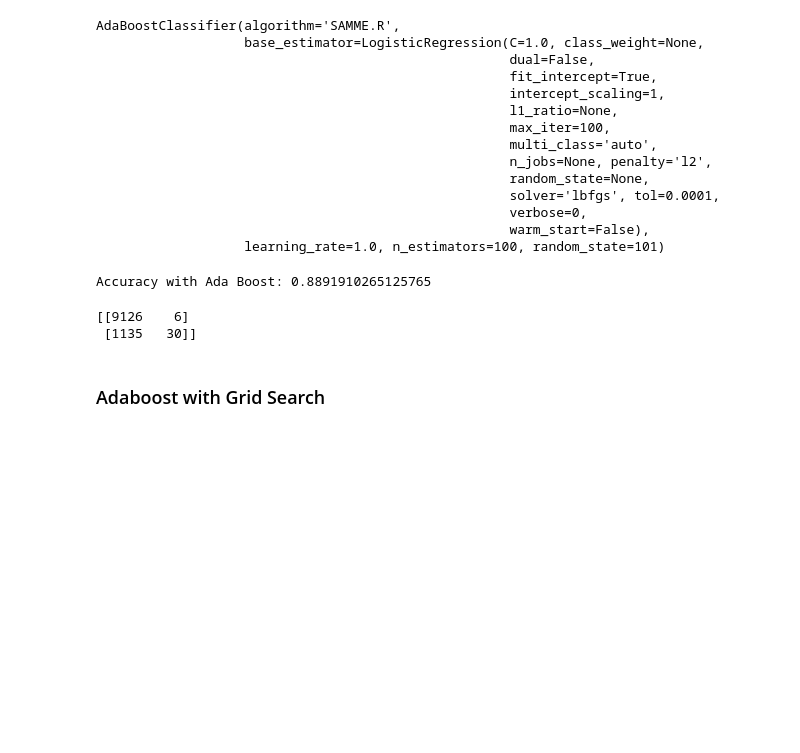
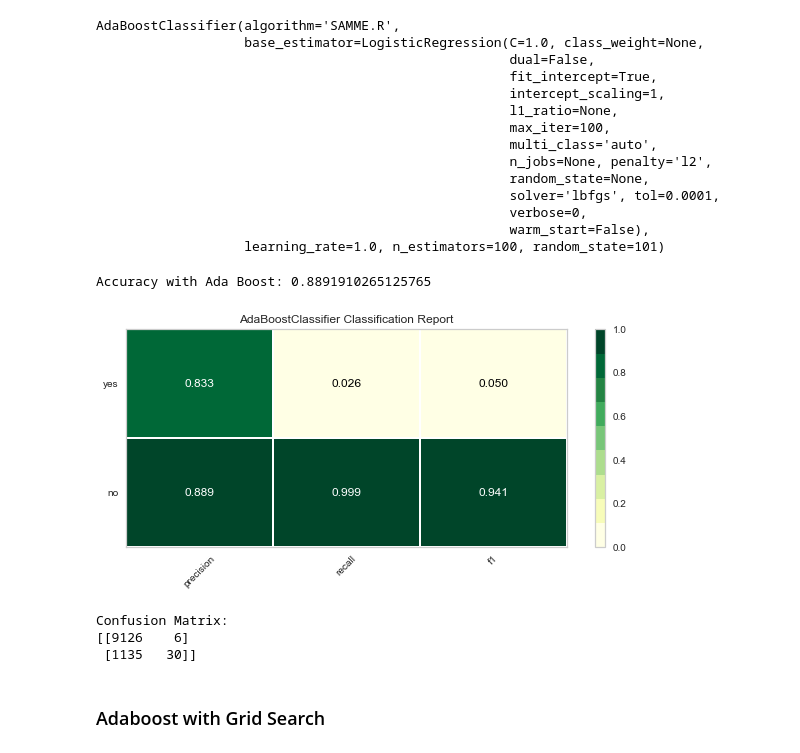
Before and after one commit to hazeez/IDS13, a Jupyter notebook: banking-td-exercise/bank-marketing-featured.ipynb, the cells around one changed output. Drawn from its saved outputs; the diff is of its cells as text; code cells hidden in the pictures; blank space fills up the shorter version.

```diff
--- a/banking-td-exercise/bank-marketing-featured.ipynb
+++ b/banking-td-exercise/bank-marketing-featured.ipynb
@@ -689,9 +707,15 @@ ada_boost_accuracy = accuracy_score(y_test,ada_boost_predict)
 print(ada_boost_accuracy)
 # %% [output]
 Accuracy with Ada Boost: 0.8891910265125765
+# %%
+show_classification_rpt(adabst_fit)
+# %% [output]
+[figure, added]
 # %%
-print(confusion_matrix(y_test, adabst_fit.predict(X_test)))
+print("Confusion Matrix:")
+print(confusion_matrix(y_test, ada_boost_predict))
 # %% [output]
+Confusion Matrix:
 [[9126    6]
  [1135   30]]
 # %% [markdown]
```
Also changed, not shown: parts of 46 cells of this notebook.
